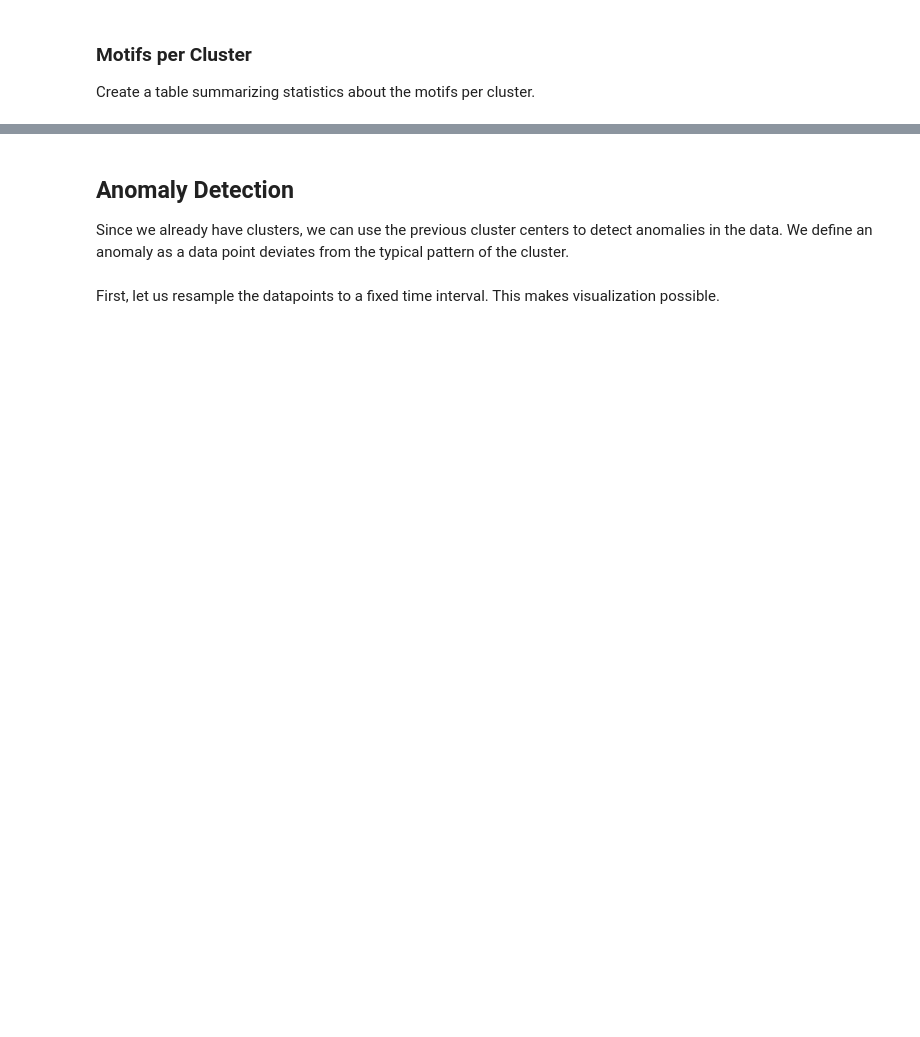
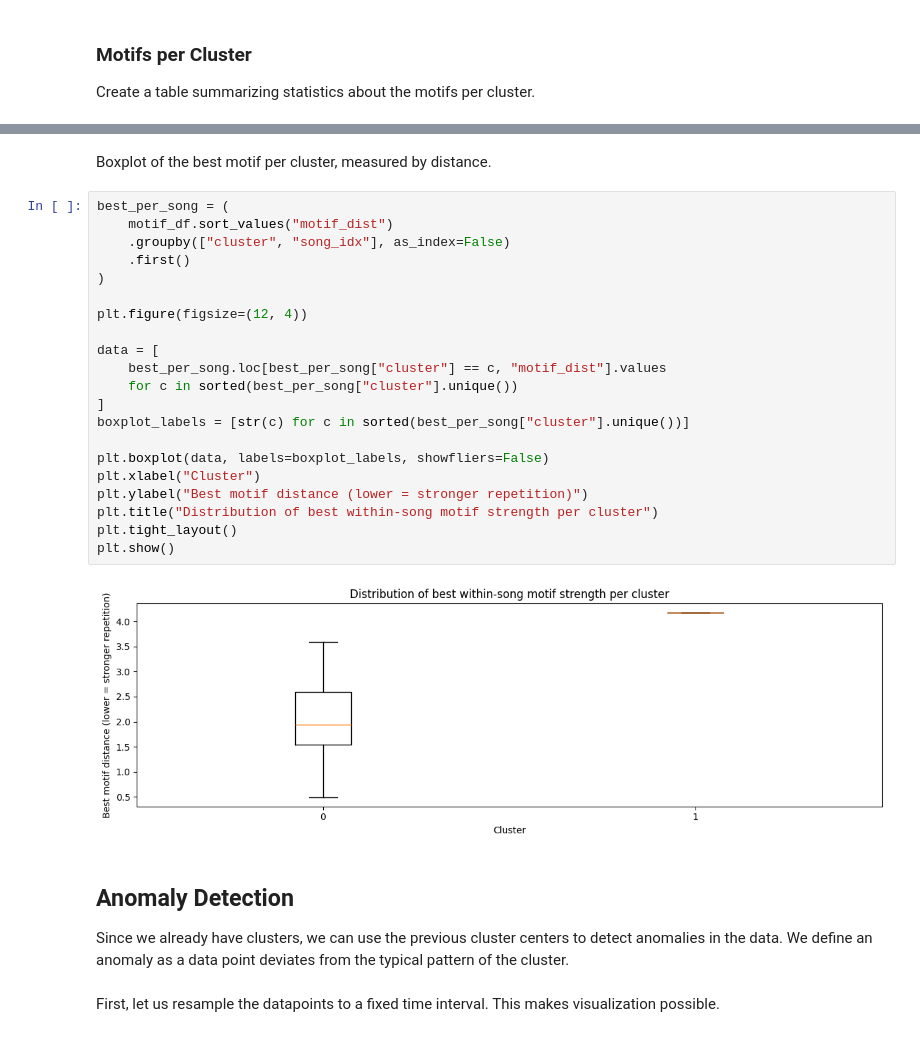
Before and after one commit to jaanisfehling/italian-rap-songs, a Jupyter notebook: timeseries/timerseries.ipynb, the cells around one changed output, grey strips where cells are left out. Cells and saved outputs as stored; diff of their text form; blank space fills up the shorter version.

```diff
--- a/timeseries/timerseries.ipynb
+++ b/timeseries/timerseries.ipynb
@@ -591,3 +611,28 @@ cluster_summary
+# %% [markdown]
+Boxplot of the best motif per cluster, measured by distance.
+# %%
+best_per_song = (
+    motif_df.sort_values("motif_dist")
+    .groupby(["cluster", "song_idx"], as_index=False)
+    .first()
+)
+
+plt.figure(figsize=(12, 4))
+
+data = [
+    best_per_song.loc[best_per_song["cluster"] == c, "motif_dist"].values
+    for c in sorted(best_per_song["cluster"].unique())
+]
+boxplot_labels = [str(c) for c in sorted(best_per_song["cluster"].unique())]
+
+plt.boxplot(data, labels=boxplot_labels, showfliers=False)
+plt.xlabel("Cluster")
+plt.ylabel("Best motif distance (lower = stronger repetition)")
+plt.title("Distribution of best within-song motif strength per cluster")
+plt.tight_layout()
+plt.show()
+# %% [output]
+[figure, added]
 # %% [markdown]
 ## Anomaly Detection
 Since we already have clusters, we can use the previous cluster centers to detect anomalies in the data. We define an anomaly as a data point deviates from the typical pattern of the cluster.
```
Also changed, not shown: parts of 21 cells of this notebook.
